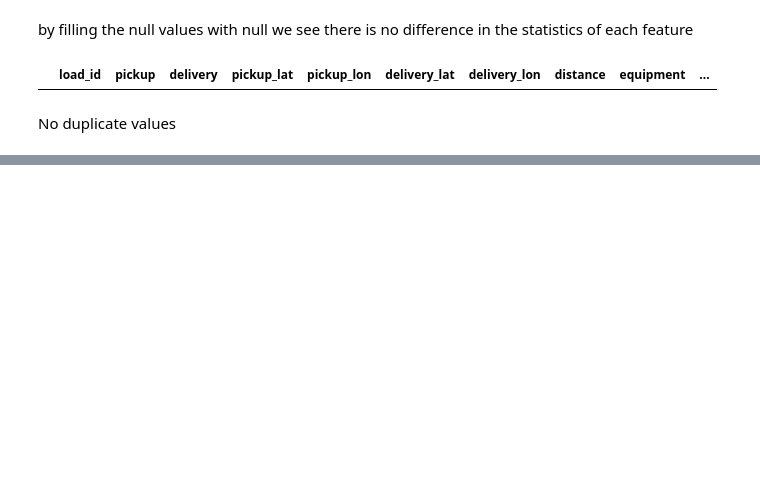
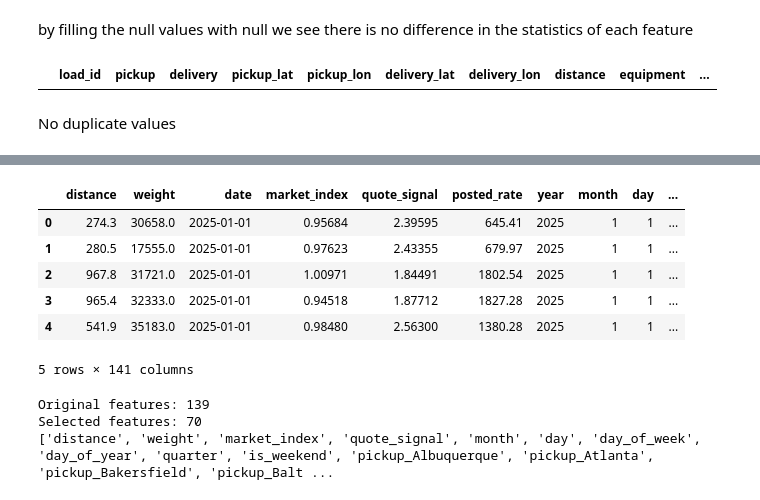
Before and after one commit to Mohammad-Aljafary/Freight-Rate-Prediction-Challenge, a Jupyter notebook: src/notebooks/exploration.ipynb, the cells around one changed output, grey strips where cells are left out. Saved outputs shown, nothing was run; the diff lists cells and outputs as text; code cells hidden in the pictures; blank space fills up the shorter version.

```diff
--- a/src/notebooks/exploration.ipynb
+++ b/src/notebooks/exploration.ipynb
@@ -139,0 +206,4 @@ No duplicate values
+# %%
+columns_to_drop = ["load_id", "pickup_lat", "pickup_lon", "delivery_lat", "delivery_lon"
+                   , "month_sin", "month_cos", "dow_sin", "dow_cos", "doy_sin", "doy_cos"]
+df.drop(columns=columns_to_drop, inplace=True)
@@ -139,0 +238,42 @@ No duplicate values
+# %%
+df.head()
+# %% [output]
+|  | distance | weight | date | market_index | quote_signal | posted_rate | year | month | day | ... |
+| 0 | 274.3 | 30658.0 | 2025-01-01 | 0.95684 | 2.39595 | 645.41 | 2025 | 1 | 1 | ... |
+| 1 | 280.5 | 17555.0 | 2025-01-01 | 0.97623 | 2.43355 | 679.97 | 2025 | 1 | 1 | ... |
+| 2 | 967.8 | 31721.0 | 2025-01-01 | 1.00971 | 1.84491 | 1802.54 | 2025 | 1 | 1 | ... |
+| 3 | 965.4 | 32333.0 | 2025-01-01 | 0.94518 | 1.87712 | 1827.28 | 2025 | 1 | 1 | ... |
+| 4 | 541.9 | 35183.0 | 2025-01-01 | 0.98480 | 2.56300 | 1380.28 | 2025 | 1 | 1 | ... |
+5 rows × 141 columns
+# %%
+from sklearn.ensemble import ExtraTreesRegressor
+from sklearn.feature_selection import SelectFromModel
+
+# X_train, y_train, X_valid, X_test must already exist
+# Ensure posted_rate and load_id are not inside X_*
+
+selector_model = ExtraTreesRegressor(
+    n_estimators=300,
+    min_samples_leaf=2,
+    max_features=0.8,
+    random_state=42,
+    n_jobs=-1
+)
+
+selector = SelectFromModel(
+    estimator=selector_model,
+    threshold="median"   # keeps approximately the top 50% by importance
+)
+
+# Learn important features from training data only
+selector.fit(X_train, y_train)
+
+selected_features = X_train.columns[selector.get_support()].tolist()
+
+print("Original features:", X_train.shape[1])
+print("Selected features:", len(selected_features))
+print(selected_features)
+# %% [output]
+Original features: 139
+Selected features: 70
+['distance', 'weight', 'market_index', 'quote_signal', 'month', 'day', 'day_of_week', 'day_of_year', 'quarter', 'is_weekend', 'pickup_Albuquerque', 'pickup_Atlanta', 'pickup_Bakersfield', 'pickup_Balt ...
```
Also changed, not shown: parts of 4 cells of this notebook.
